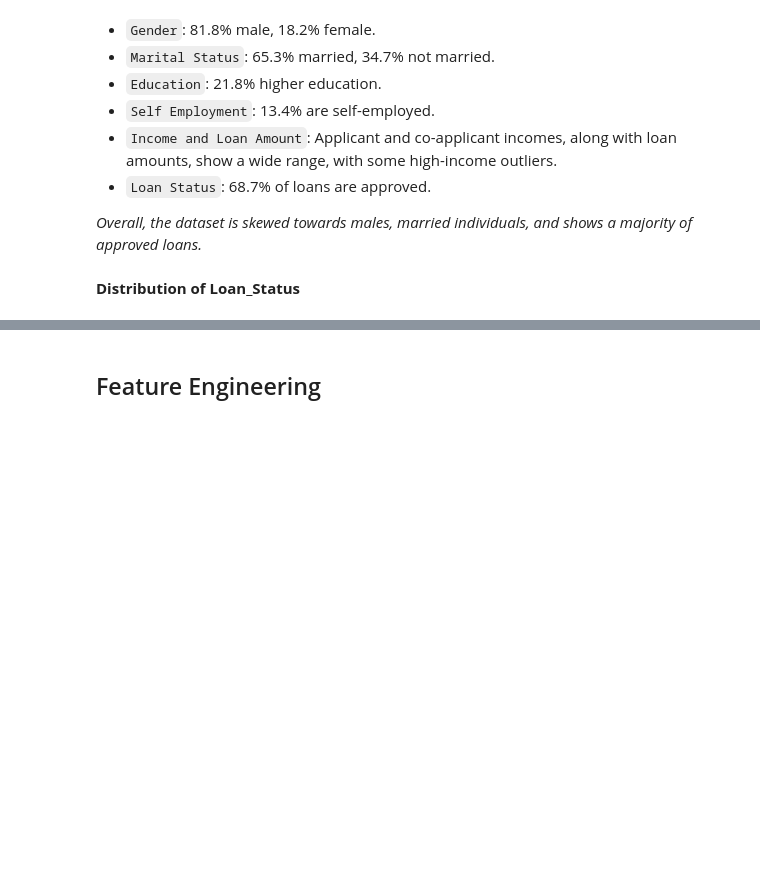
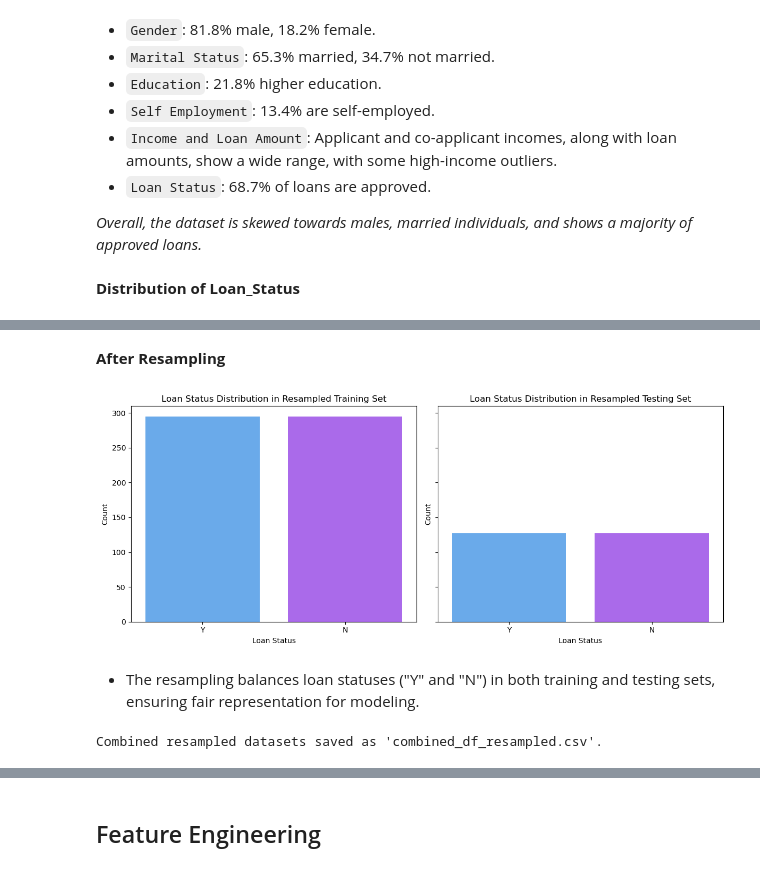
Before and after one commit to AmosMaps/Classification_Loan_Status, a Jupyter notebook: Loan_status.ipynb, the cells around one changed output, grey strips where cells are left out. Cells and saved outputs as stored; diff of their text form; code cells hidden in the pictures; blank space fills up the shorter version.

```diff
--- a/Loan_status.ipynb
+++ b/Loan_status.ipynb
@@ -477,0 +384,50 @@ Overall, this plot highlights the strong influence of credit history on loan app
+# %% [markdown]
+**After Resampling**
+# %%
+# Oversampling the minority class in the training set
+ros = RandomOverSampler(random_state=42)
+X_train_resampled, y_train_resampled = ros.fit_resample(X_train, y_train)
+
+# Oversampling the minority class in the testing set (optional)
+X_test_resampled, y_test_resampled = ros.fit_resample(X_test, y_test)
+
+# Combine the oversampled features and target into DataFrames
+train_df_resampled = pd.concat([pd.DataFrame(X_train_resampled, columns=X_train.columns),
+                                pd.DataFrame(y_train_resampled, columns=['Loan_Status'])], axis=1)
+
+test_df_resampled = pd.concat([pd.DataFrame(X_test_resampled, columns=X_test.columns),
+                               pd.DataFrame(y_test_resampled, columns=['Loan_Status'])], axis=1)
+
+
+# Create subplots for side-by-side histograms of Loan_Status distributions
+fig, axes = plt.subplots(1, 2, figsize=(12, 5), sharey=True)
+
+# Plot resampled training set distribution
+sns.countplot(data=train_df_resampled, x='Loan_Status', palette='cool', ax=axes[0])
+axes[0].set_title('Loan Status Distribution in Resampled Training Set')
+axes[0].set_xlabel('Loan Status')
+axes[0].set_ylabel('Count')
+
+# Plot resampled testing set distribution
+sns.countplot(data=test_df_resampled, x='Loan_Status', palette='cool', ax=axes[1])
+axes[1].set_title('Loan Status Distribution in Resampled Testing Set')
+axes[1].set_xlabel('Loan Status')
+axes[1].set_ylabel('Count')
+
+# Adjust layout and show the plot
+plt.tight_layout()
+plt.show()
+# %% [output]
+[figure, added]
+# %% [markdown]
+- The resampling balances loan statuses ("Y" and "N") in both training and testing sets, ensuring fair representation for modeling.
+# %%
+# Combine resampled training and testing datasets into one DataFrame
+combined_df_resampled = pd.concat([train_df_resampled, test_df_resampled], axis=0, ignore_index=True)
+
+# Optionally, store the combined DataFrame into a CSV
+combined_df_resampled.to_csv('combined_df_resampled.csv', index=False)
+
+print("Combined resampled datasets saved as 'combined_df_resampled.csv'.")
+# %% [output]
+Combined resampled datasets saved as 'combined_df_resampled.csv'.
```
Also changed, not shown: parts of 125 cells of this notebook.
